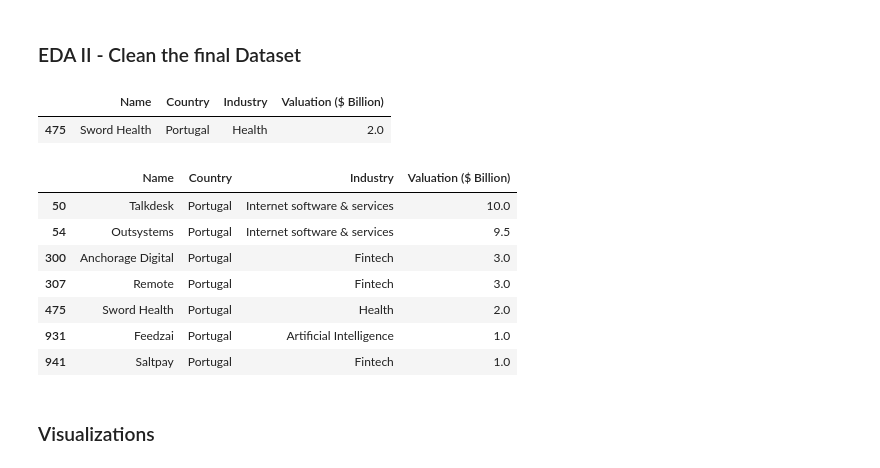
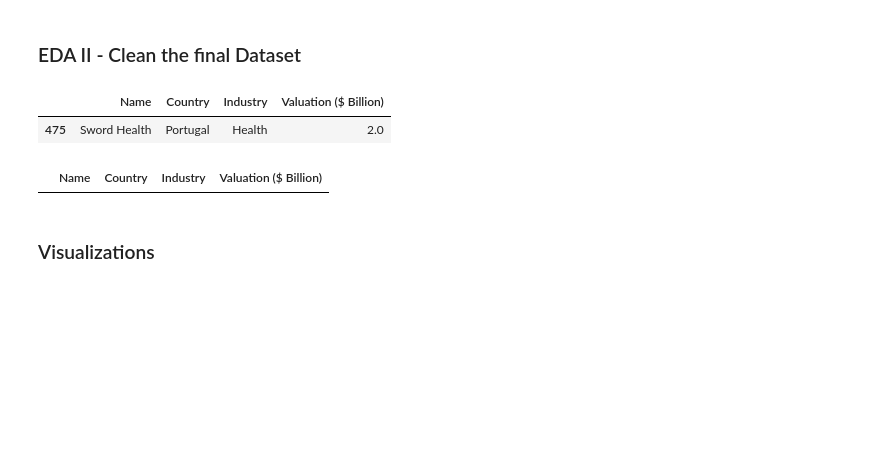
Before and after one commit to Frans-Grau/Project4-WebScrap, a Jupyter notebook: EDA/F-EDA copy.ipynb, the cells around one changed output. Drawn from its saved outputs; the diff is of its cells as text; code cells hidden in the pictures; blank space fills up the shorter version.

```diff
--- a/EDA/F-EDA copy.ipynb
+++ b/EDA/F-EDA copy.ipynb
@@ -11,7 +11,7 @@ import matplotlib.pyplot as plt
 # %%
 ### Data upload - csv database
 # unicorns = pd.read_csv('https://raw.githubusercontent.com/Frans-Grau/Project-4_WebScraping/main/Database/List%20of%20Unicorns.csv')
-unicorns = pd.read_csv(r'/Users/anacarolinaquintino/Documents/GitHub/Project4-WebScrap/Files/old/List of Unicorns.csv')
+unicorns = pd.read_csv(r'C:\Users\frans\Documents\GitHub\Project4-WebScrap\Files\old\List of Unicorns.csv')
 # %%
 ### Data upload - wikipedia database
 table_wiki = pd.read_html('https://en.wikipedia.org/wiki/List_of_unicorn_startup_companies')
@@ -82,20 +80,17 @@ final['Country'] = final['Country'].replace(['India / US'], 'India')
 final['Country'] = final['Country'].replace(['Germany / Russia'], 'Germany')
 final['Country'] = final['Country'].replace(['Indonesia / China'], 'Indonesia')
 final['Country'] = final['Country'].replace(['Estonia / US'], 'Estonia')
+final['Country'] = final['Country'].replace(['India/ US'], 'India')
+final['Country'] = final['Country'].replace(['US, UK and Europe'], 'United States')
+final['Country'] = final['Country'].replace(['Czech Republic'], 'Czechia')
+final['Country'] = final['Country'].replace(['Bahamas'], 'The Bahamas')
 # %%
 final[final['Name']=='Sword Health']
 # %% [output]
 |  | Name | Country | Industry | Valuation ($ Billion) |
 | 475 | Sword Health | Portugal | Health | 2.0 |
 # %%
-final[final['Country']=='Portugal']
+final[final['Country'].str.contains('Republic')]
 # %% [output]
 |  | Name | Country | Industry | Valuation ($ Billion) |
-| 50 | Talkdesk | Portugal | Internet software & services | 10.0 |
-| 54 | Outsystems | Portugal | Internet software & services | 9.5 |
-| 300 | Anchorage Digital | Portugal | Fintech | 3.0 |
-| 307 | Remote | Portugal | Fintech | 3.0 |
-| 475 | Sword Health | Portugal | Health | 2.0 |
-| 931 | Feedzai | Portugal | Artificial Intelligence | 1.0 |
-| 941 | Saltpay | Portugal | Fintech | 1.0 |
 # %%
```
Also changed, not shown: parts of 2 cells of this notebook, 6 other files.
